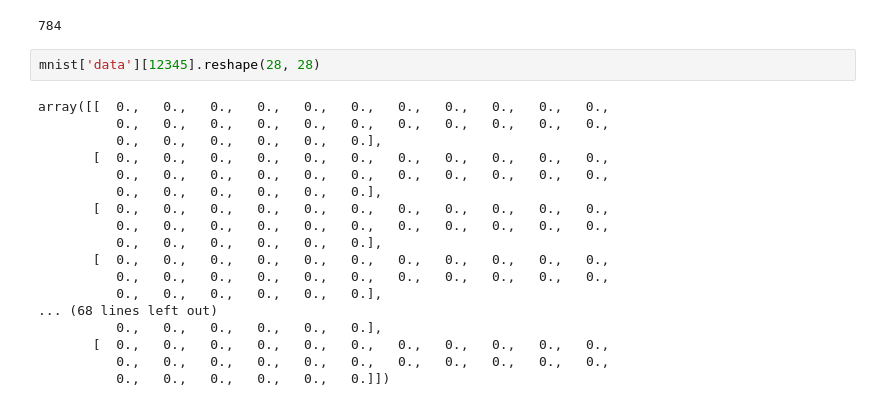
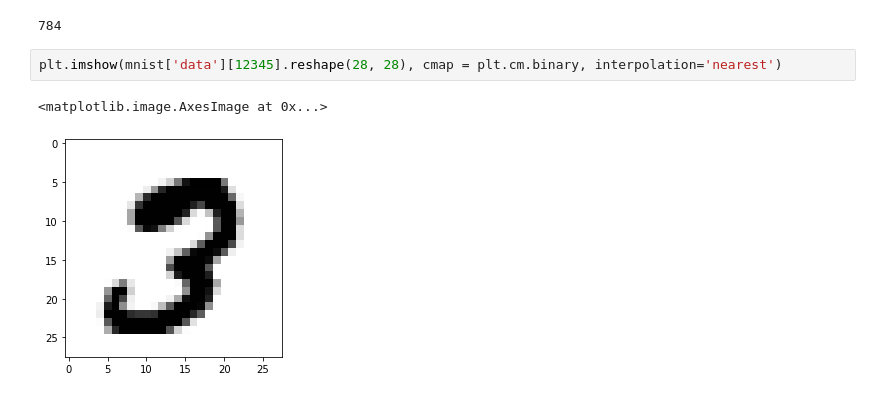
Before and after one commit to mark-andrews/pyml01, a Jupyter notebook: notebooks/logistic_regression.ipynb, the cells around one changed output. Drawn from its saved outputs; the diff is of its cells as text.

```diff
--- a/notebooks/logistic_regression.ipynb
+++ b/notebooks/logistic_regression.ipynb
@@ -16,22 +32,7 @@ mnist['data'].shape
 # %% [output]
 784
 # %%
-mnist['data'][12345].reshape(28, 28)
+plt.imshow(mnist['data'][12345].reshape(28, 28), cmap = plt.cm.binary, interpolation='nearest')
 # %% [output]
-array([[  0.,   0.,   0.,   0.,   0.,   0.,   0.,   0.,   0.,   0.,   0.,
-          0.,   0.,   0.,   0.,   0.,   0.,   0.,   0.,   0.,   0.,   0.,
-          0.,   0.,   0.,   0.,   0.,   0.],
-       [  0.,   0.,   0.,   0.,   0.,   0.,   0.,   0.,   0.,   0.,   0.,
-          0.,   0.,   0.,   0.,   0.,   0.,   0.,   0.,   0.,   0.,   0.,
-          0.,   0.,   0.,   0.,   0.,   0.],
-       [  0.,   0.,   0.,   0.,   0.,   0.,   0.,   0.,   0.,   0.,   0.,
-          0.,   0.,   0.,   0.,   0.,   0.,   0.,   0.,   0.,   0.,   0.,
-          0.,   0.,   0.,   0.,   0.,   0.],
-       [  0.,   0.,   0.,   0.,   0.,   0.,   0.,   0.,   0.,   0.,   0.,
-          0.,   0.,   0.,   0.,   0.,   0.,   0.,   0.,   0.,   0.,   0.,
-          0.,   0.,   0.,   0.,   0.,   0.],
-... (68 lines left out)
-          0.,   0.,   0.,   0.,   0.,   0.],
-       [  0.,   0.,   0.,   0.,   0.,   0.,   0.,   0.,   0.,   0.,   0.,
-          0.,   0.,   0.,   0.,   0.,   0.,   0.,   0.,   0.,   0.,   0.,
-          0.,   0.,   0.,   0.,   0.,   0.]])
+<matplotlib.image.AxesImage at 0x...>
+[figure, added]
```
Also changed, not shown: parts of 36 cells of this notebook, 2 other files.
